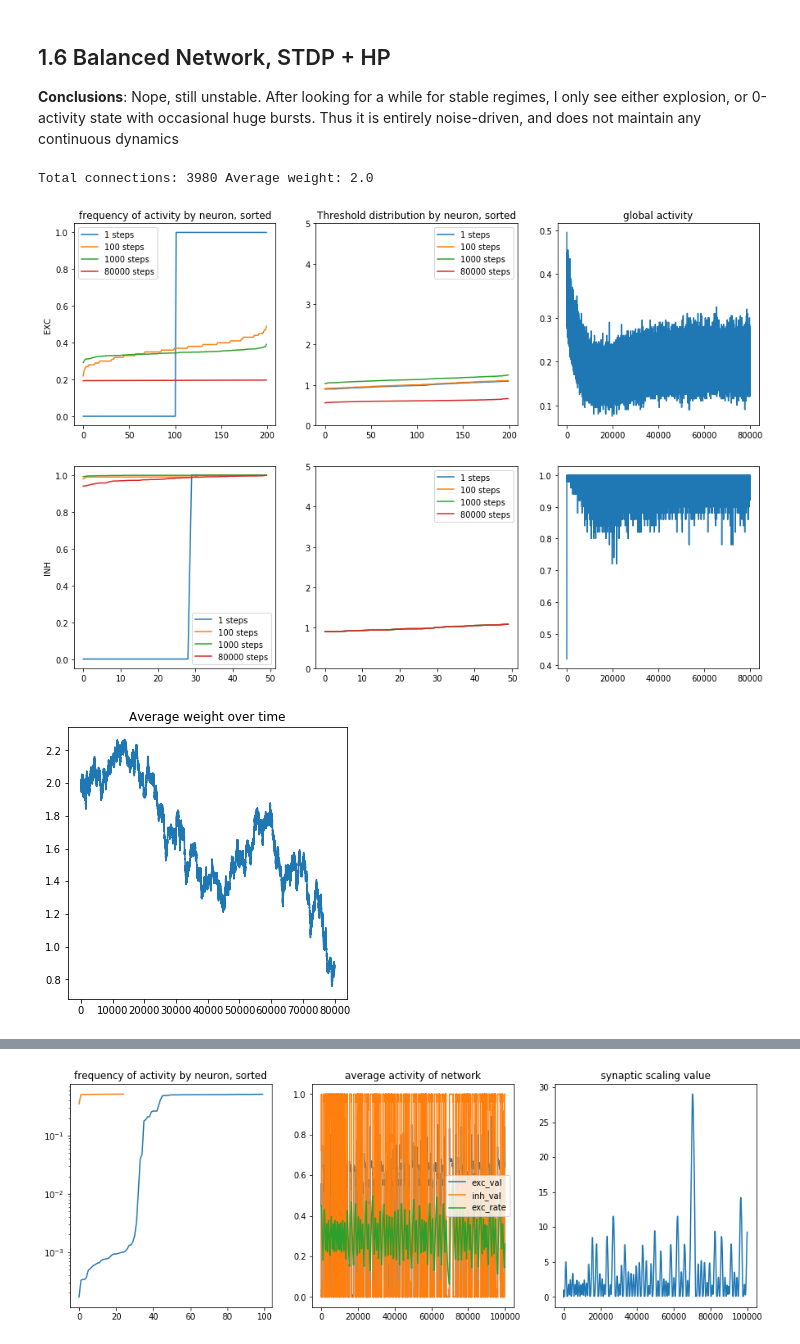
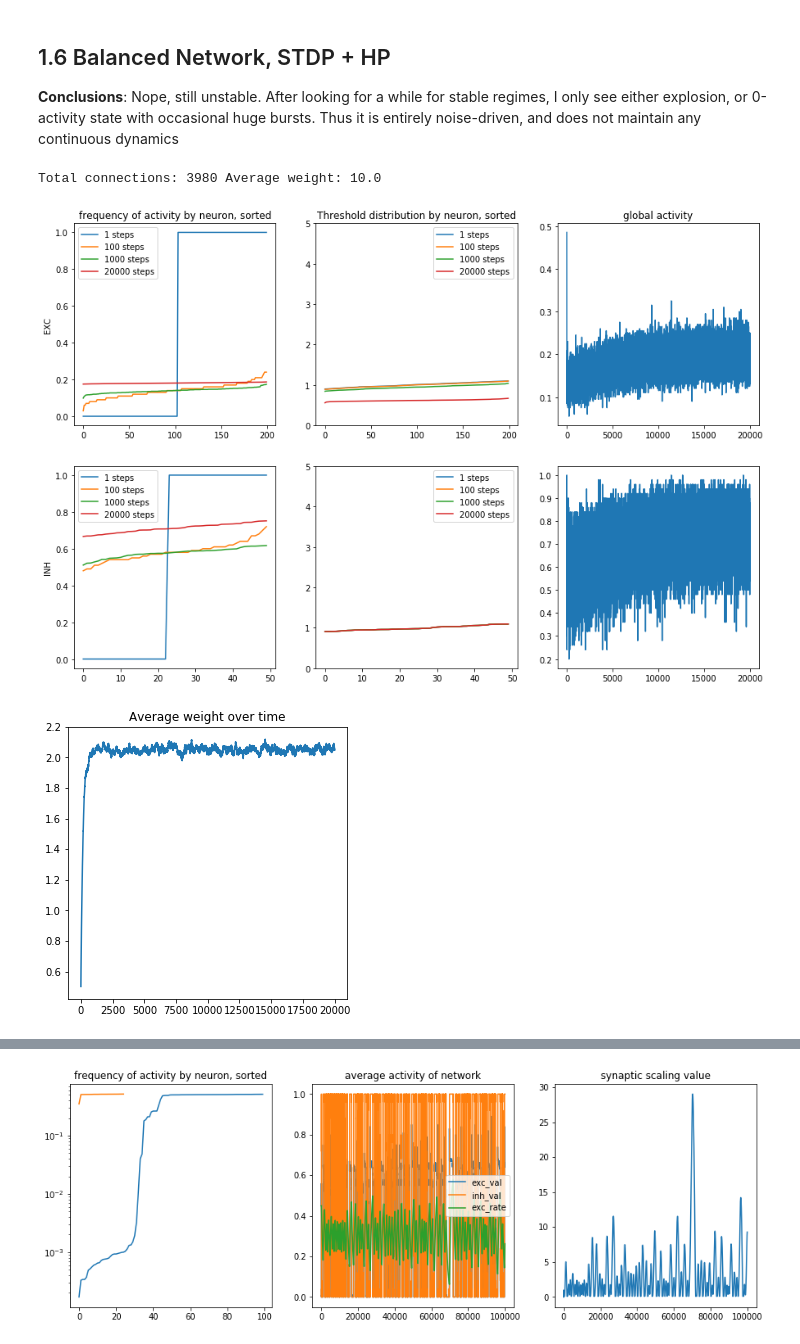
Before and after one commit to aleksejs-fomins/memory-hippo-ca3, a Jupyter notebook: self-contained/reservoir/reservoir-discrete.ipynb, the cells around one changed output, grey strips where cells are left out. Drawn from its saved outputs; the diff is of its cells as text; code cells hidden in the pictures.

```diff
--- a/self-contained/reservoir/reservoir-discrete.ipynb
+++ b/self-contained/reservoir/reservoir-discrete.ipynb
@@ -247,15 +260,16 @@ p = {
     "N"         : 100,    # Number of neurons
     "x_G"       : 0.2,    # Global inhibition - average activity
     "eta_G"     : 10.0,   # Global inhibition - rate
-    "nu_avg"    : 0.5,    # Neuronal Noise - average
+    "nu_avg"    : 0.2,    # Neuronal Noise - average
     "T0"        : 1.0,    # Average threshold
     "eta_T"     : 0.001,  # Threshold - homeostatic adaptation rate
     "min_T"     : 0.1,    # Threshold - homeostatic adaptation rate
     "max_T"     : 2.5,    # Threshold - homeostatic adaptation rate
     "r_T"       : 0.2,    # Threshold - homeostatic equillibtium neuron firing rate
-    "p_conn"    : 0.1     # Ratio of number of existing connections to all-to-all
+    "p_conn"    : 0.1,    # Ratio of number of existing connections to all-to-all
+    "W0"        : 10.0    # Total Thresholds produced if all pre-synaptic units are active
 }
-p['W0'] = 1.5 * p['T0'] / ((p['N'] - 1) * p['x_G'] * p['p_conn'])
+#p['W0'] = 1.5 * p['T0'] / ((p['N'] - 1) * p['x_G'] * p['p_conn'])
 
 # Initial values for variables
 x = (np.random.uniform(0, 1, p['N']) < p['x_G']).astype(int)
@@ -263,7 +277,8 @@ T = np.random.uniform(0.9 * p['T0'], 1.1 * p['T0'], p['N'])
 G = computeG(x, p)
 
 # Connectivity matrix
-W = spRandUMat([p['N'], p['N']], [0.9*p['W0'], 1.1*p['W0']], p['p_conn'], withDiag=False)
+W = spRandUMat([p['N'], p['N']], [0.9, 1.1], p['p_conn'], withDiag=False)
+W = normalize(W, norm='l1', axis=1) * p['W0']
 
 # # Plot connectivity
 # print('Average weight:', p['W0'])
@@ -320,7 +335,7 @@ ax[1].plot(T100, label='100 steps')
 ax[1].plot(T1000, label='1000 steps')
 ax[1].plot(TLast, label=str(N_STEP)+' steps')
 
-ax[2].plot(np.sum(x_hist, axis=1) / p['N'])
+ax[2].plot(np.mean(x_hist, axis=1))
 #ax[2].plot(G_hist)
 
 ax[0].set_title("frequency of activity by neuron, sorted")
@@ -528,7 +569,7 @@ p = {
     "N_EXC"     : 200,   # Number of excitatory neurons
     "N_INH"     : 50,    # Number of inhibitory neurons
     "x_0"       : 0.5,   # Average expected activity
-    "nu_avg"    : 0.2,   # Neuronal Noise - average
+    "nu_avg"    : 1.0,   # Neuronal Noise - average
     "T0"        : 1.0,   # Average threshold
     "p_conn"    : 0.1,   # Ratio of number of existing connections to all-to-all
     "eta_STDP"  : 1.0,   # Rate of STDP
@@ -540,25 +581,35 @@ p = {
     "max_T"     : 5.0,   # Threshold - maximum
     "r_T_EXC"   : 0.2,   # Threshold - excitatory homeostatic equillibtium neuron firing rate
     "r_T_INH"   : 0.8,   # Threshold - inhibitory homeostatic equillibtium neuron firing rate
+    "W0"        : 10.0   # Total Thresholds produced if all pre-synaptic units are active
 }
 
-gain = 1 + 1 / (p['N_EXC'] * p['p_conn'])
+#gain = 1 + 1 / (p['N_EXC'] * p['p_conn'])
 p['N'] = p['N_EXC'] + p['N_INH']
-p['W0_EXC'] = p['T0'] * 2.0   # * gain
-p['W0_INH'] = p['T0'] * -4
+p['W0_EE'] = p['T0'] * p['W0'] * 1.0   # * 1
+p['W0_EI'] = p['T0'] * p['W0'] * 1.0  # * 1
+p['W0_IE'] = p['T0'] * p['W0'] * -1.0  # * -4
 
 # Initial values for variables
 x = (np.random.uniform(0, 1, p['N']) < p['x_0']).astype(int)
 T = np.random.uniform(0.9 * p['T0'], 1.1 * p['T0'], p['N'])
 
 # Connectivity matrix
+rangeW = np.array([0.9, 1.1])
+W_EE_BASE = spRandUMatBase([p['N_EXC'], p['N_EXC']], rangeW, p['p_conn'], withDiag=False)
+W_EI_BASE = spRandUMatBase([p['N_INH'], p['N_EXC']], rangeW, p['p_conn'], withDiag=True)
+W_IE_BASE = spRandUMatBase([p['N_EXC'], p['N_INH']], rangeW, p['p_conn'], withDiag=True)
+W_BASE = mergeMatBases([W_EE_BASE, W_EI_BASE, W_IE_BASE], [0, p['N_EXC'], 0], [0, 0, p['N_EXC']])
+W = spRandUMatFromBase(W_BASE, [p['N'], p['N']])
+
+# Connectivity matrix
 # In this case we do not create one big matrix, because STDP will change values of each matrix independently
 # Store both base form and CSR, because base form contains indices we need for outer product
 rangeW = np.array([0.9, 1.1])
 W_BASE_dict = {
-  'EE' : spRandUMatBase([p['N_EXC'], p['N_EXC']], p['W0_EXC']*rangeW, p['p_conn'], withDiag=False),
-  'EI' : spRandUMatBase([p['N_INH'], p['N_EXC']], p['W0_EXC']*rangeW, p['p_conn'], withDiag=True),
-  'IE' : spRandUMatBase([p['N_EXC'], p['N_INH']], p['W0_INH']*rangeW, p['p_conn'], withDiag=True)
+  'EE' : spRandUMatBase([p['N_EXC'], p['N_EXC']], rangeW, p['p_conn'], withDiag=False),
+  'EI' : spRandUMatBase([p['N_INH'], p['N_EXC']], rangeW, p['p_conn'], withDiag=True),
+  'IE' : spRandUMatBase([p['N_EXC'], p['N_INH']], rangeW, p['p_conn'], withDiag=True)
 }
 W_dict = {
   'EE' : spRandUMatFromBase(W_BASE_dict['EE'], [p['N_EXC'], p['N_EXC']]),
@@ -566,8 +617,13 @@ W_dict = {
   'IE' : spRandUMatFromBase(W_BASE_dict['IE'], [p['N_EXC'], p['N_INH']])
 }
 
+# Normalize Matrices
+W_dict['EE'] = normalize(W_dict['EE'], norm='l1', axis=1) * p['W0_EE']
+W_dict['EI'] = normalize(W_dict['EI'], norm='l1', axis=1) * p['W0_EI']
+W_dict['IE'] = normalize(W_dict['IE'], norm='l1', axis=1) * p['W0_IE']
+
 # # Plot connectivity
-print('Total connections:', W_dict['EE'].data.shape[0], 'Average weight:', p['W0_EXC'])
+print('Total connections:', W_dict['EE'].data.shape[0], 'Average weight:', p['W0_EE'])
 # plt.figure()
 # plt.imshow(M, cmap='jet')
 # plt.show()
@@ -576,7 +632,7 @@ print('Total connections:', W_dict['EE'].data.shape[0], 'Average weight:', p['W0
 # Simulation
 ###############
 
-N_STEP = 80000
+N_STEP = 20000
 
 x_hist = np.zeros((N_STEP, p['N']))
 x_hist[0] = x
@@ -586,7 +642,7 @@ W_hist = np.zeros(N_STEP)
 W_hist[0] = np.mean(W_dict['EE'].data)
 
 for i in range(N_STEP-1):
-    p["nu_avg"] = 1.0 + 1.0 * np.exp(-i/10000)
+    #p["nu_avg"] = 1.0 + 1.0 * np.exp(-i/10000)
 
     x = computeX_Balanced(x, W_dict, T, 0.0, p)
     T = computeT_Balanced(T, x, p)
@@ -603,34 +659,34 @@ for i in range(N_STEP-1):
 
 fig, ax = plt.subplots(nrows = 2, ncols=3, figsize=(15, 10))
 
 typeRange = {'EXC' : np.array(range(p['N_EXC'])), 'INH' : np.array(range(p['N_EXC'], p['N']))}
 for i, ntype in enumerate(['EXC', 'INH']):
     for step in [1, 100, 1000, N_STEP]:
         ax[i][0].plot(np.sort(np.mean(x_hist[:step, typeRange[ntype]], axis=0)), label=str(step)+' steps')
         ax[i][1].plot(np.sort(T_hist[step-1, typeRange[ntype]]), label=str(step)+' steps')
 
     ax[i][2].plot(np.mean(x_hist[:, typeRange[ntype]], axis=1))
 
     ax[i][0].legend()
     ax[i][1].legend()
     ax[i][1].set_ylim(0, p['max_T'])
 
 ax[0][0].set_ylabel("EXC")
 ax[1][0].set_ylabel("INH")
 
 ax[0][0].set_title("frequency of activity by neuron, sorted")
 ax[0][1].set_title("Threshold distribution by neuron, sorted")
 ax[0][2].set_title("global activity")
 #ax[2].set_title("global inhibition strength")
 
 plt.show()
 
 plt.figure(figsize=(5,5))
 plt.plot(W_hist)
 plt.title("Average weight over time")
 plt.show()
 # %% [output]
-Total connections: 3980 Average weight: 2.0
+Total connections: 3980 Average weight: 10.0
-[figure, old version]
+[figure, new version]
-[figure, old version]
+[figure, new version]
 # %% [markdown]
```
Also changed, not shown: parts of 9 cells of this notebook, 2 other files.
